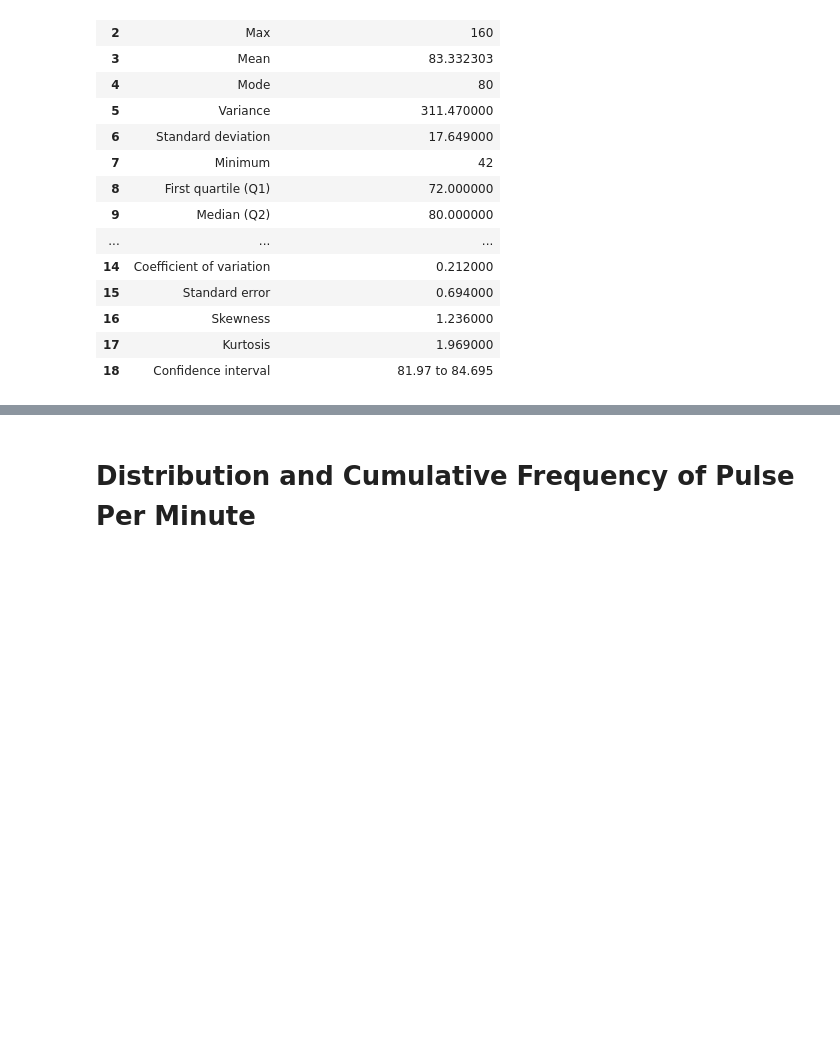
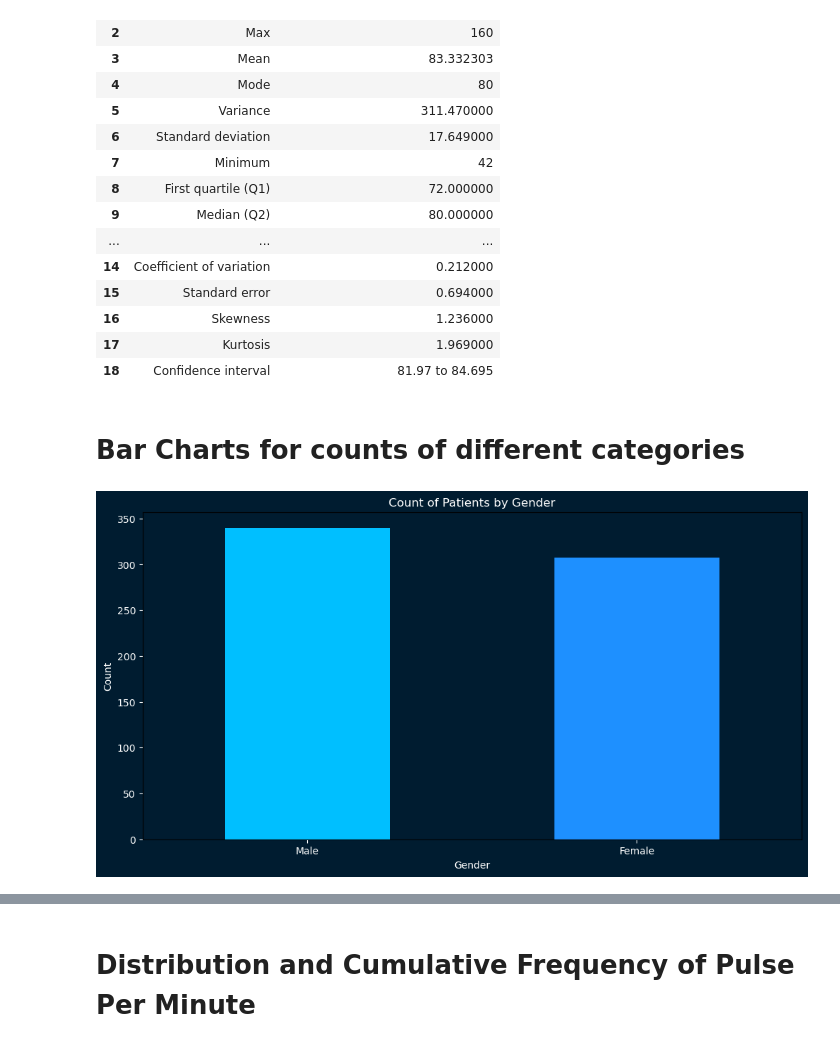
Before and after one commit to dataqueenai/Data-Visualization, a Jupyter notebook: DataVisualization.ipynb, the cells around one changed output, grey strips where cells are left out. Saved outputs shown, nothing was run; the diff lists cells and outputs as text; code cells hidden in the pictures; blank space fills up the shorter version.

```diff
--- a/DataVisualization.ipynb
+++ b/DataVisualization.ipynb
@@ -181,3 +181,24 @@ descriptive_statistics(pulse,'Pulse')
 | 16 | Skewness | 1.236000 |
 | 17 | Kurtosis | 1.969000 |
 | 18 | Confidence interval | 81.97 to 84.695 |
+# %% [markdown]
+# Bar Charts for counts of different categories
+# %%
+def plot_bar_chart(dataframe, column_name):
+
+    fig, ax = plt.subplots(figsize=(12, 6))
+    fig.patch.set_facecolor(background_color)
+    ax.set_facecolor(background_color)
+    dataframe[column_name].value_counts().plot(kind='bar', color=brand_colors)
+    plt.title(f'Count of Patients by {column_name}',color='white')
+    ax.set_xlabel(column_name, color='white')
+    ax.set_ylabel('Count', color='white')
+    ax.tick_params(axis='x', colors='white')
+    ax.tick_params(axis='y', colors='white')
+
+    plt.xticks(rotation=0)
+    plt.show()
+
+plot_bar_chart(pulse,'Gender')
+# %% [output]
+[figure, added]
```
Also changed, not shown: parts of 5 cells of this notebook.
